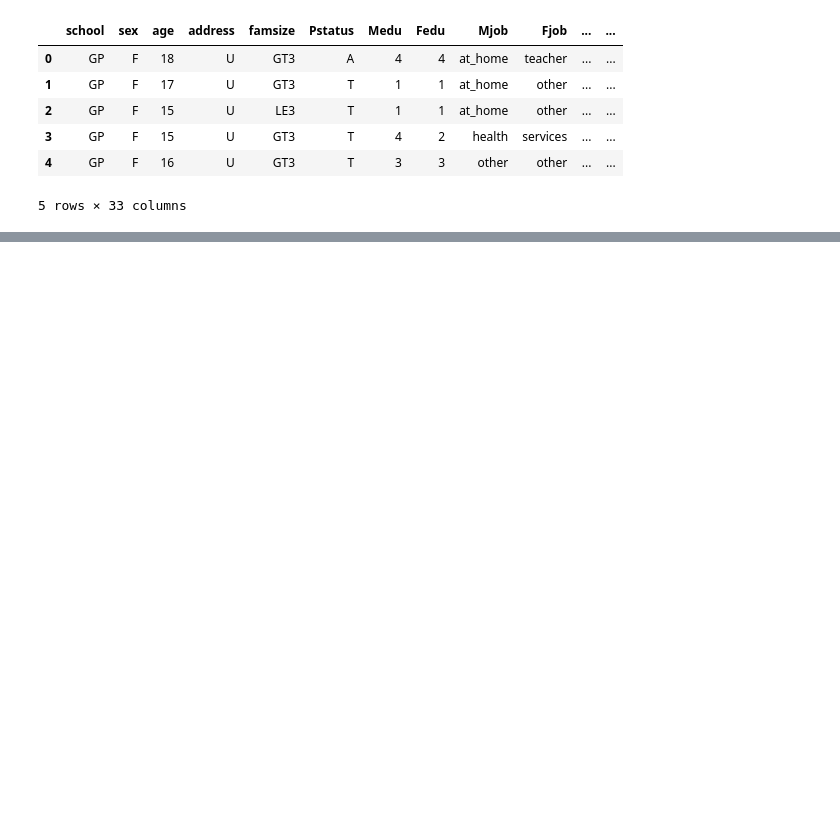
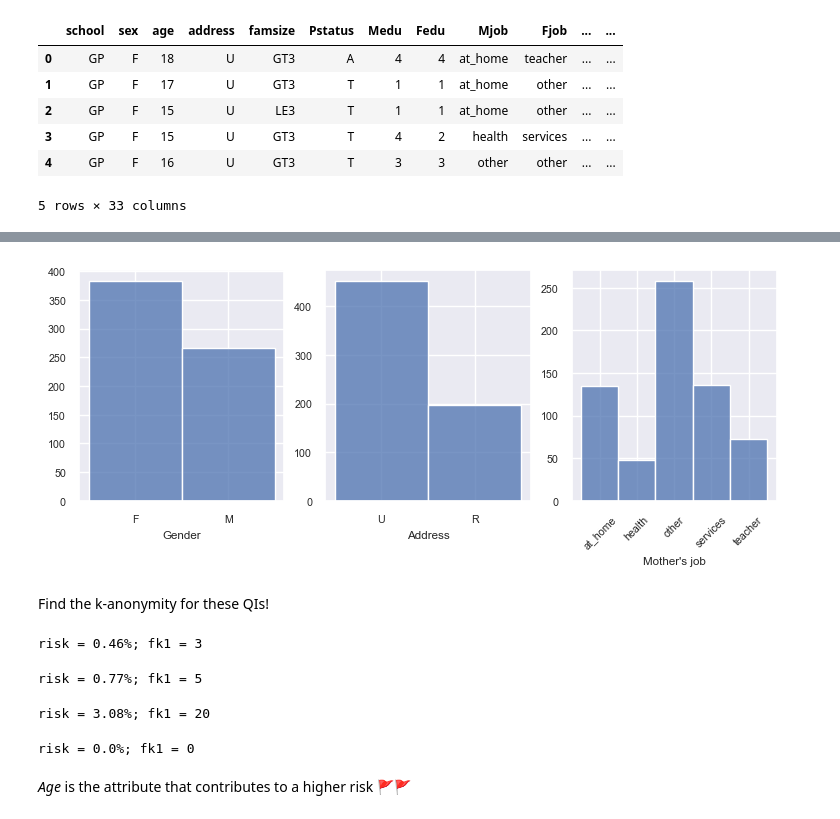
Before and after one commit to tmcarvalho/hands-on-data-deidentification, a Jupyter notebook: S4-Privacy-preserving techniques.ipynb, the cells around one changed output, grey strips where cells are left out. Saved outputs shown, nothing was run; the diff lists cells and outputs as text; code cells hidden in the pictures; blank space fills up the shorter version.

```diff
--- a/S4-Privacy-preserving techniques.ipynb
+++ b/S4-Privacy-preserving techniques.ipynb
@@ -54,0 +75,18 @@ at the end, show barplots with the utility
+# %%
+# Histplot for all categorical QI
+fig, axes = plt.subplots(1, 3, figsize=(9,3))
+sns.histplot(ax=axes[0],data=data, x="sex")
+sns.histplot(ax=axes[1],data=data, x="address")
+sns.histplot(ax=axes[2],data=data, x="Mjob")
+axes[0].set_xlabel("Gender")
+axes[1].set_xlabel("Address")
+axes[2].set_xlabel("Mother's job")
+axes[0].set_ylabel('')
+axes[1].set_ylabel('')
+axes[2].set_ylabel('')
+plt.xticks(rotation=45)
+plt.show()
+# %% [output]
+[figure, added]
+# %% [markdown]
+Find the k-anonymity for these QIs!
@@ -54,0 +98,19 @@ at the end, show barplots with the utility
+# %%
+# Simulate scenarios assuming that an intruder may know (at maximum) information on gender, age, address and mother's job
+identity_risk(['age', 'sex'], data)
+# %% [output]
+risk = 0.46%; fk1 = 3
+# %%
+identity_risk(['age', 'sex', 'address'], data)
+# %% [output]
+risk = 0.77%; fk1 = 5
+# %%
+identity_risk(['age', 'sex', 'address', 'Mjob'], data)
+# %% [output]
+risk = 3.08%; fk1 = 20
+# %%
+identity_risk(['sex', 'address', 'Mjob'], data)
+# %% [output]
+risk = 0.0%; fk1 = 0
+# %% [markdown]
+*Age* is the attribute that contributes to a higher risk 🚩🚩
```
Also changed, not shown: parts of 37 cells of this notebook, 1 other file.
